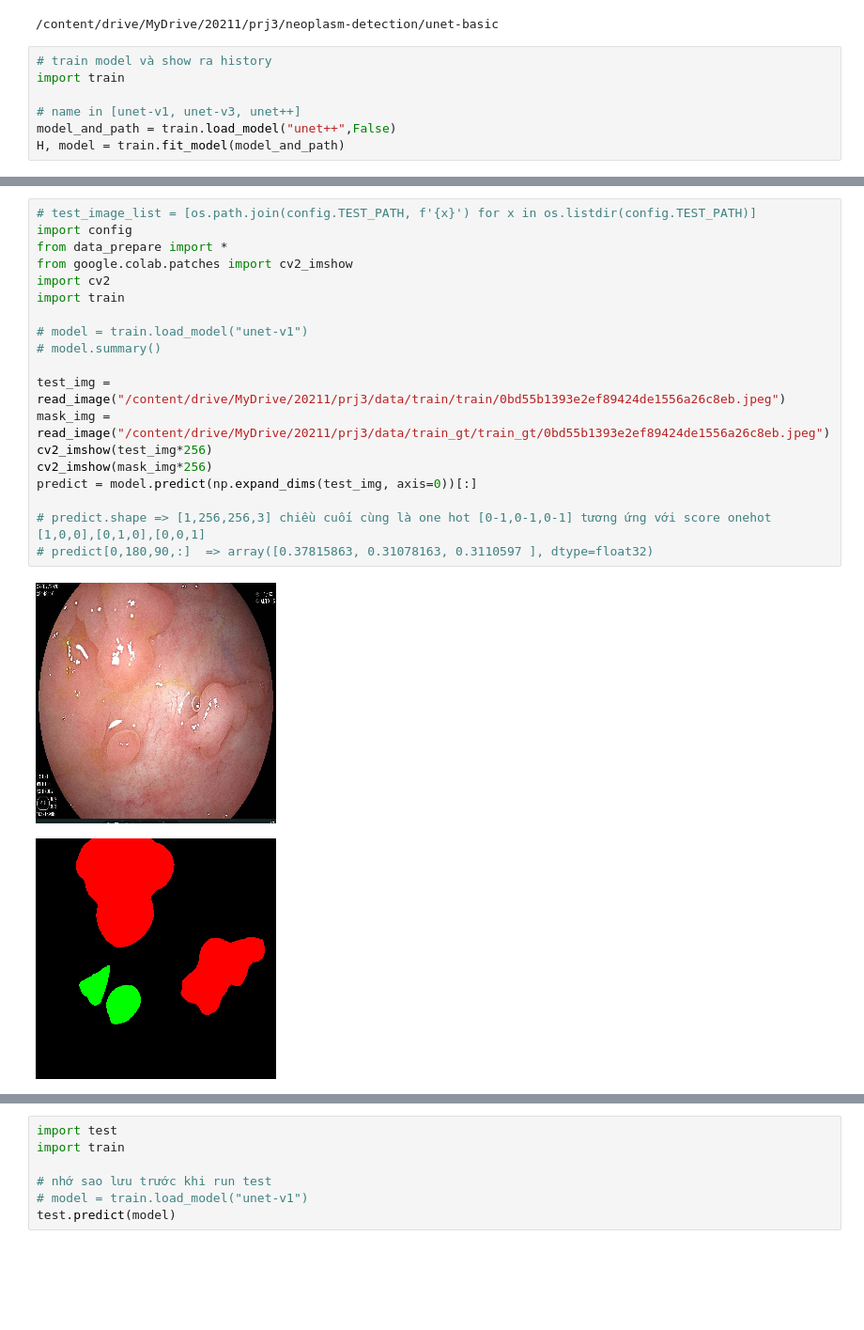
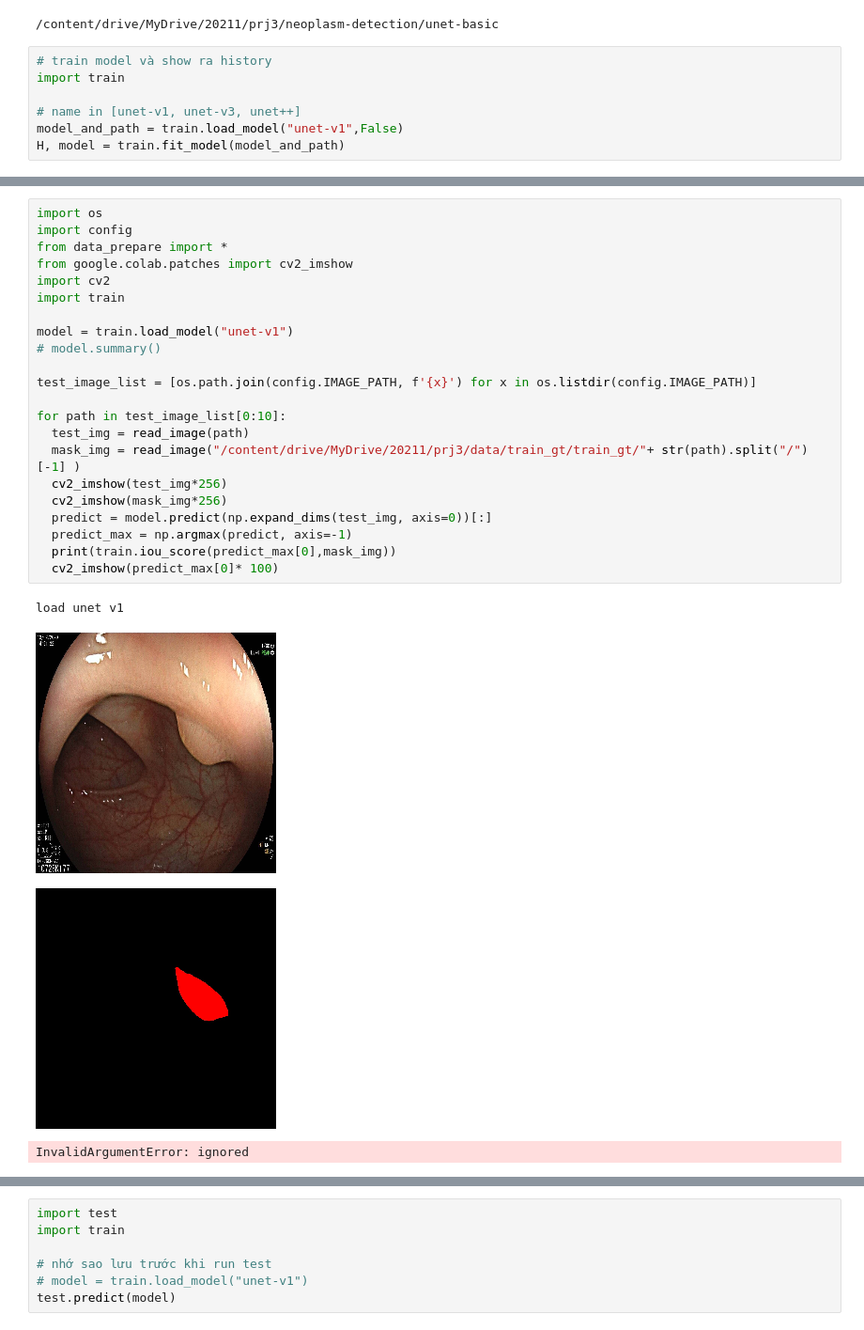
Before and after one commit to longpt233/neoplasm-detection, a Jupyter notebook: unet-basic/main.ipynb, the cells around one changed output, grey strips where cells are left out. Shown at 94% size. Drawn from its saved outputs; the diff is of its cells as text; blank space fills up the shorter version.

```diff
--- a/unet-basic/main.ipynb
+++ b/unet-basic/main.ipynb
@@ -14,6 +12,6 @@ Mounted at /content/drive
 import train
 
 # name in [unet-v1, unet-v3, unet++]
-model_and_path = train.load_model("unet++",False)
+model_and_path = train.load_model("unet-v1",False)
 H, model = train.fit_model(model_and_path)
 # %% [output]
@@ -50,22 +52,27 @@ plt.legend()
 # %%
-# test_image_list = [os.path.join(config.TEST_PATH, f'{x}') for x in os.listdir(config.TEST_PATH)]
+import os
 import config
 from data_prepare import *
 from google.colab.patches import cv2_imshow
 import cv2
 import train
 
-# model = train.load_model("unet-v1")
+model = train.load_model("unet-v1")
 # model.summary()
 
-test_img = read_image("/content/drive/MyDrive/20211/prj3/data/train/train/0bd55b1393e2ef89424de1556a26c8eb.jpeg")
-mask_img = read_image("/content/drive/MyDrive/20211/prj3/data/train_gt/train_gt/0bd55b1393e2ef89424de1556a26c8eb.jpeg")
-cv2_imshow(test_img*256)
-cv2_imshow(mask_img*256)
-predict = model.predict(np.expand_dims(test_img, axis=0))[:]
+test_image_list = [os.path.join(config.IMAGE_PATH, f'{x}') for x in os.listdir(config.IMAGE_PATH)]
 
-# predict.shape => [1,256,256,3] chiều cuối cùng là one hot [0-1,0-1,0-1] tương ứng với score onehot [1,0,0],[0,1,0],[0,0,1]
-# predict[0,180,90,:]  => array([0.37815863, 0.31078163, 0.3110597 ], dtype=float32)
+for path in test_image_list[0:10]:
+  test_img = read_image(path)
+  mask_img = read_image("/content/drive/MyDrive/20211/prj3/data/train_gt/train_gt/"+ str(path).split("/")[-1] )
+  cv2_imshow(test_img*256)
+  cv2_imshow(mask_img*256)
+  predict = model.predict(np.expand_dims(test_img, axis=0))[:]
+  predict_max = np.argmax(predict, axis=-1)
+  print(train.iou_score(predict_max[0],mask_img))
+  cv2_imshow(predict_max[0]* 100)
 # %% [output]
+load unet v1
-[figure, old version]
+[figure, new version]
-[figure, old version]
+[figure, new version]
+InvalidArgumentError: ignored
```
Also changed, not shown: parts of 6 cells of this notebook, 13 other files.
